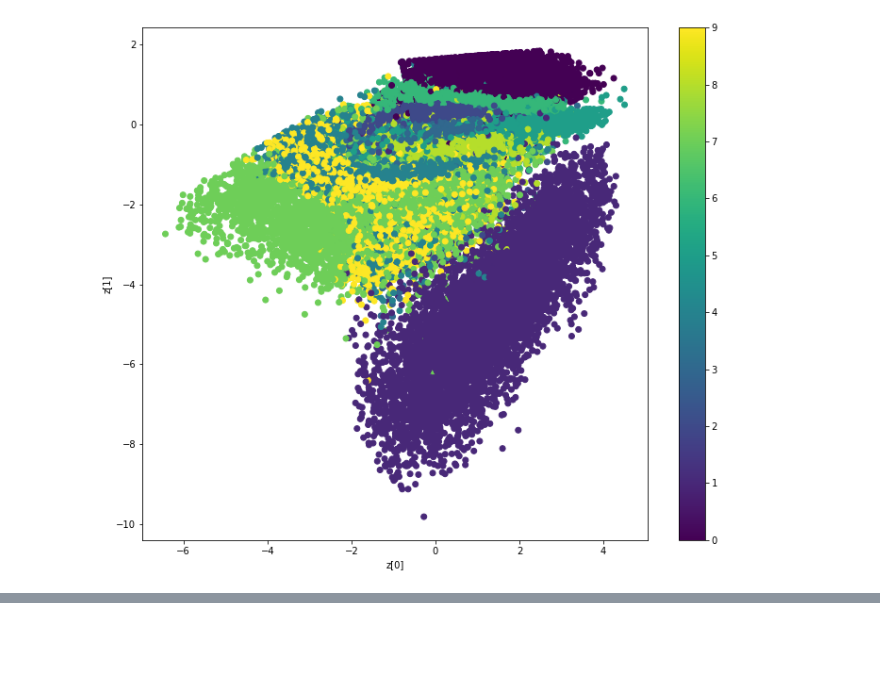
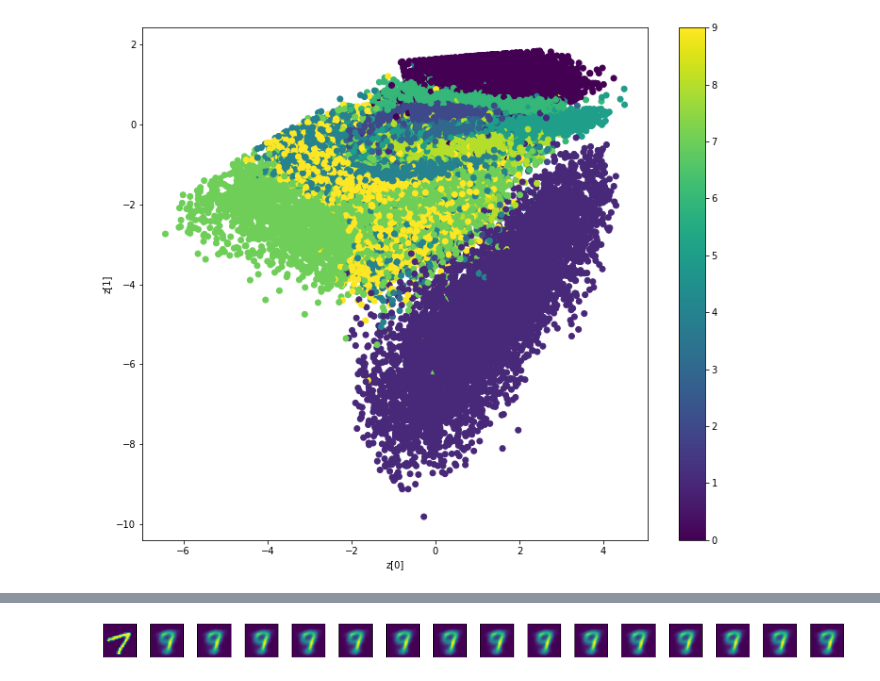
Before and after one commit to h31d1/BetaVAE, a Jupyter notebook: VAEonMNIST.ipynb, the cells around one changed output, grey strips where cells are left out. Drawn from its saved outputs; the diff is of its cells as text; code cells hidden in the pictures; blank space fills up the shorter version.

Commit message:
new plotting

```diff
--- a/ProjectNotebook.ipynb
+++ b/VAEonMNIST.ipynb
@@ -263,0 +203,3 @@ plot_label_clusters(vae3, x_train, y_train)
+# %%
+encoder10 = Encoder(filters=filters,latent_dim=latent_dim)
+encoder10.summary()
@@ -263,0 +224,3 @@ plot_label_clusters(vae3, x_train, y_train)
+# %%
+decoder10 = Decoder(latent_dim=latent_dim,filters=filters,last_convdim=7)
+decoder10.summary()
@@ -263,0 +245,4 @@ plot_label_clusters(vae3, x_train, y_train)
+# %%
+vae10 = VAE(encoder10,decoder10,beta=5.)
+vae10.compile(optimizer=keras.optimizers.Adam())
+vae10.fit(mnist_digits, epochs=10, batch_size=128)
@@ -263,0 +271,29 @@ plot_label_clusters(vae3, x_train, y_train)
+# %%
+def generate_images(vae_model, image, lat_feature=0, scale=3., N=15):
+    """ image.shape = (batch, width, height, depth) = (1, 28, 28, 1)  """
+    """ Encode image """
+    z_mean,_,_ = vae_model.encoder.predict(image)
+    """ Sample given feature """
+    z_sample = z_mean.copy()
+    grid_x = np.linspace(-scale, scale, N)
+    samples = []
+    for n in range(N):
+        z_sample[0,lat_feature] = grid_x[n]
+        samples.append(z_sample)
+    samples = np.asarray(samples).reshape(N,latent_dim)
+    """ Generate new images """
+    dec_imgs = vae_model.decoder.predict(samples)
+    """ Plot images """
+    fig, axs = plt.subplots(nrows=1, ncols=16, figsize=(16, 1),
+                            subplot_kw={'xticks': [], 'yticks': []})
+    for i,ax in enumerate(axs.flat):
+        if i==0: ax.imshow(mnist_digits[101])
+        else: ax.imshow(dec_imgs[i-1,:,:,:])
+    plt.tight_layout()
+    plt.show()
+# %%
+image = np.expand_dims(mnist_digits[101], 0)
+vae_model = vae10
+generate_images(vae_model=vae_model, image=image, lat_feature=0)
+# %% [output]
+[figure, added]
```
Also changed, not shown: parts of 12 cells of this notebook, 2 other files.
